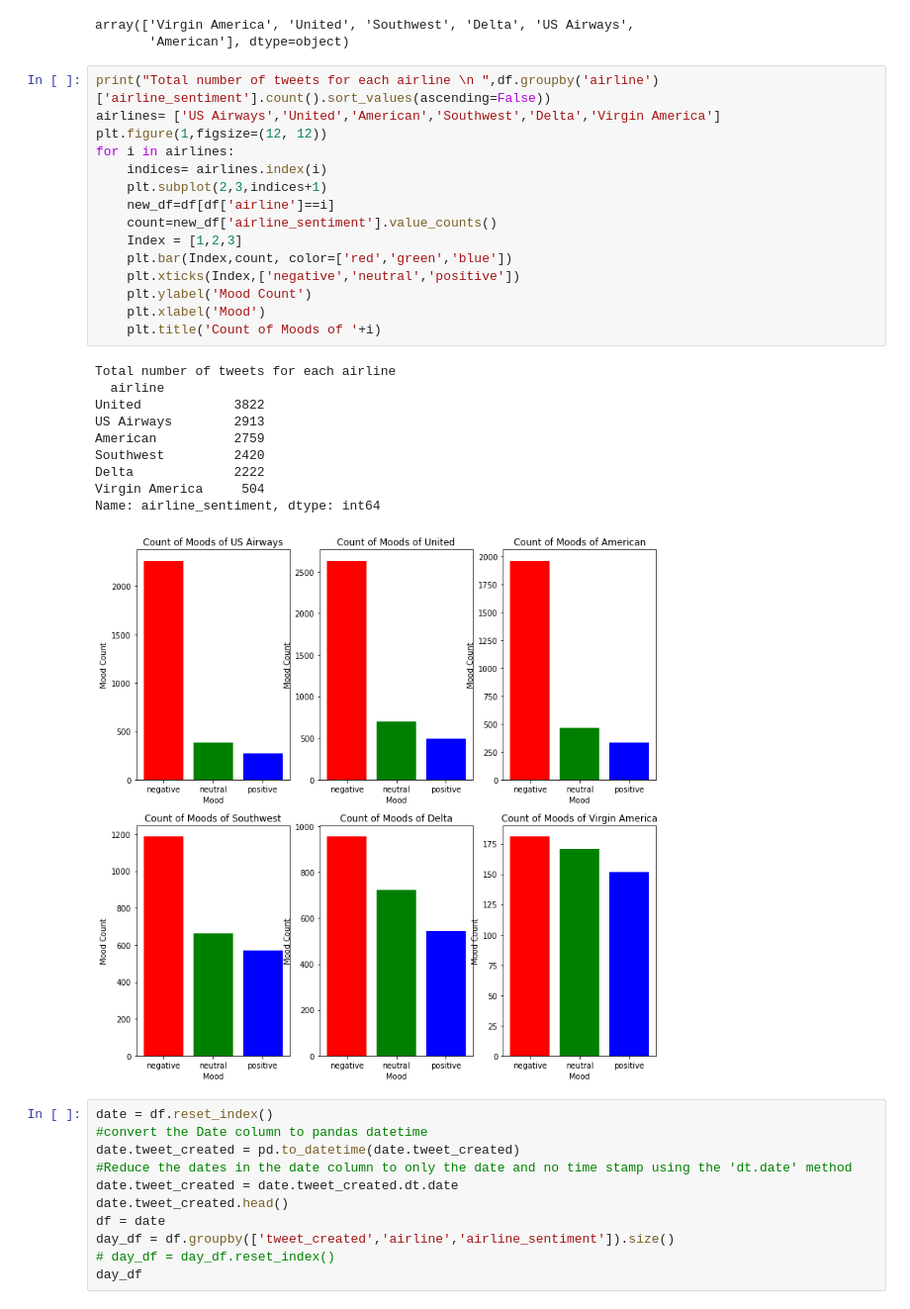
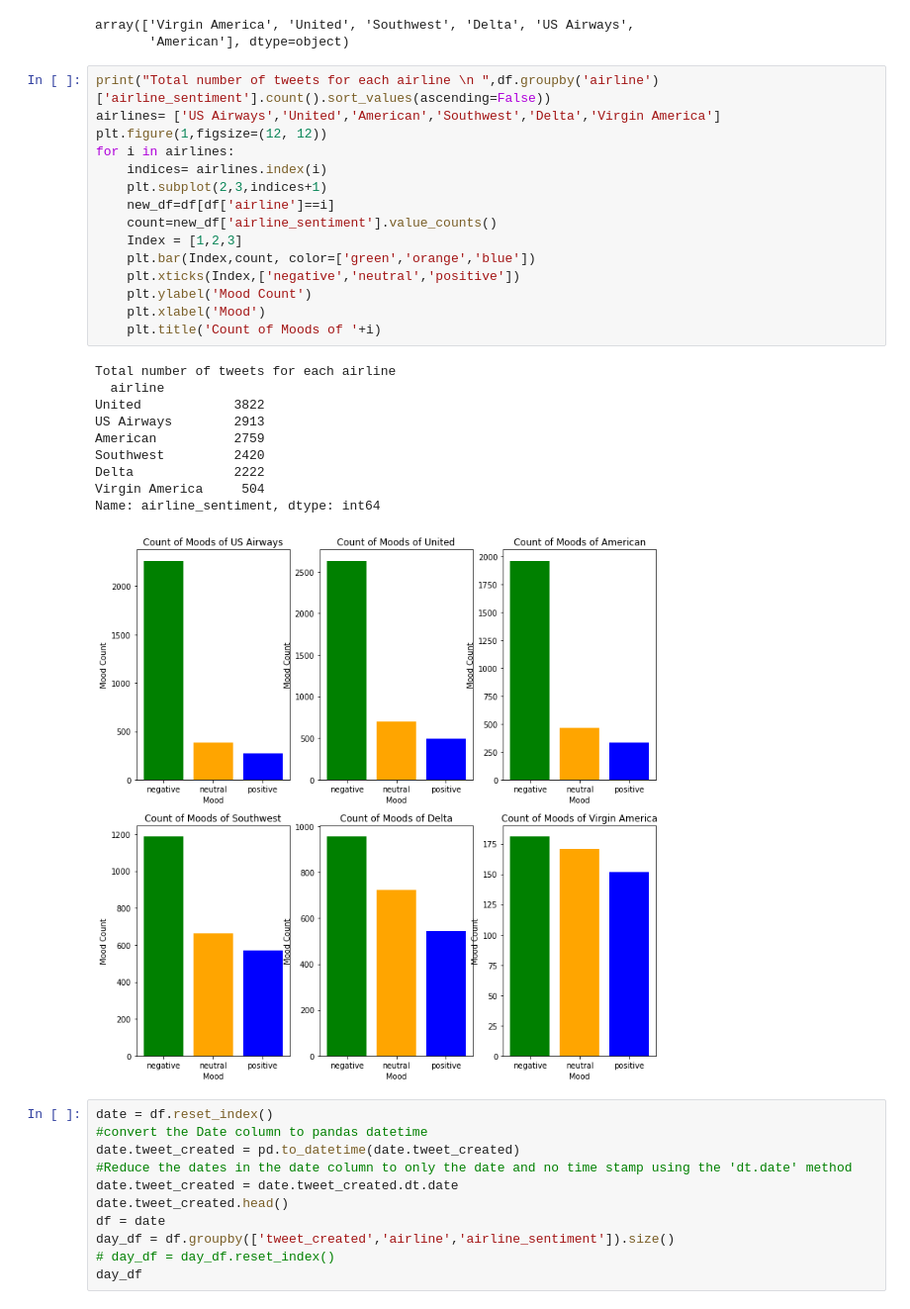
Before and after one commit to hummetbelli/Twitter_US_Airline_Sentiment, a Jupyter notebook: Twitter_US_Airline_Sentiment.ipynb, the cells around one changed output. Shown at 99% size. Saved outputs shown, nothing was run; the diff lists cells and outputs as text.

```diff
--- a/Twitter_US_Airline_Sentiment.ipynb
+++ b/Twitter_US_Airline_Sentiment.ipynb
@@ -220,29 +222,29 @@ array(['Virgin America', 'United', 'Southwest', 'Delta', 'US Airways',
 # %%
 print("Total number of tweets for each airline \n ",df.groupby('airline')['airline_sentiment'].count().sort_values(ascending=False))
 airlines= ['US Airways','United','American','Southwest','Delta','Virgin America']
 plt.figure(1,figsize=(12, 12))
 for i in airlines:
     indices= airlines.index(i)
     plt.subplot(2,3,indices+1)
     new_df=df[df['airline']==i]
     count=new_df['airline_sentiment'].value_counts()
     Index = [1,2,3]
-    plt.bar(Index,count, color=['red','green','blue'])
+    plt.bar(Index,count, color=['green','orange','blue'])
     plt.xticks(Index,['negative','neutral','positive'])
     plt.ylabel('Mood Count')
     plt.xlabel('Mood')
     plt.title('Count of Moods of '+i)
 # %% [output]
 Total number of tweets for each airline
   airline
 United            3822
 US Airways        2913
 American          2759
 Southwest         2420
 Delta             2222
 Virgin America     504
 Name: airline_sentiment, dtype: int64
-[figure, old version]
+[figure, new version]
 # %%
 date = df.reset_index()
 #convert the Date column to pandas datetime
```
Also changed, not shown: parts of 32 cells of this notebook.
